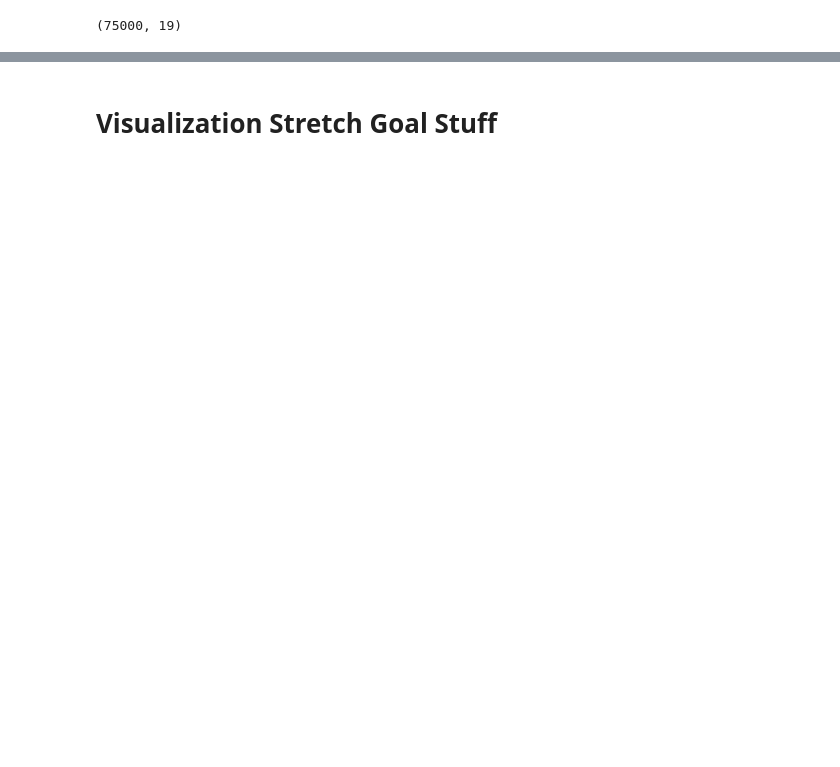
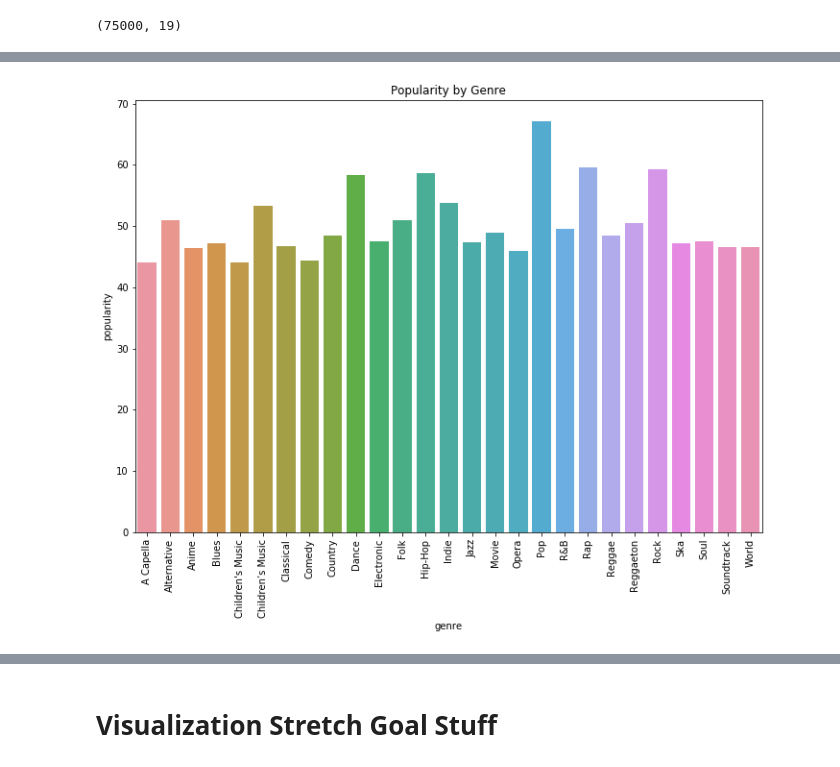
Before and after one commit to Build-Week-Spotify-Song-Suggester-5/Data-Science, a Jupyter notebook: Baseline_Nearest_Neighbors_PCA.ipynb, the cells around one changed output, grey strips where cells are left out. Drawn from its saved outputs; the diff is of its cells as text; code cells hidden in the pictures; blank space fills up the shorter version.

Commit message:
made some EDA charts maybe for front page

```diff
--- a/Baseline_Nearest_Neighbors_PCA.ipynb
+++ b/Baseline_Nearest_Neighbors_PCA.ipynb
@@ -42,5 +41,7 @@ import plotly.graph_objects as go
 # EDA & PROFILE REPORT
 # %%
 df = pd.read_csv('https://raw.githubusercontent.com/Build-Week-Spotify-Song-Suggester-5/Data-Science/master/spotify_unique_track_id_lang.csv')
+# drop duplicates
+df = df.drop_duplicates(subset=['track_name', 'artist_name'])
 df.shape
 # %% [output]
@@ -57,3 +58,7 @@ df = df.sort_values('popularity', ascending=False)[:75000]
 df.shape
 # %% [output]
 (75000, 19)
+# %%
+groupby_genre = df.groupby(['genre'])
+# %%
+groupby_genre_df = groupby_genre.mean()
@@ -59,0 +86,14 @@ df.shape
+# %%
+import seaborn as sns
+import matplotlib.pyplot as plt
+dims = (11.7, 8.27)
+# %%
+fig, ax = plt.subplots(figsize=dims)
+plt.title('Popularity by Genre');
+popchart = sns.barplot(x=groupby_genre_df.index, y=groupby_genre_df.popularity);
+popchart.set_xticklabels(labels = groupby_genre_df.index, rotation=90);
+# save and send to everyone else
+f = popchart.get_figure()
+f.savefig("popchart.jpg")
+# %% [output]
+[figure, added]
```
Also changed, not shown: parts of 13 cells of this notebook, 5 other files.
